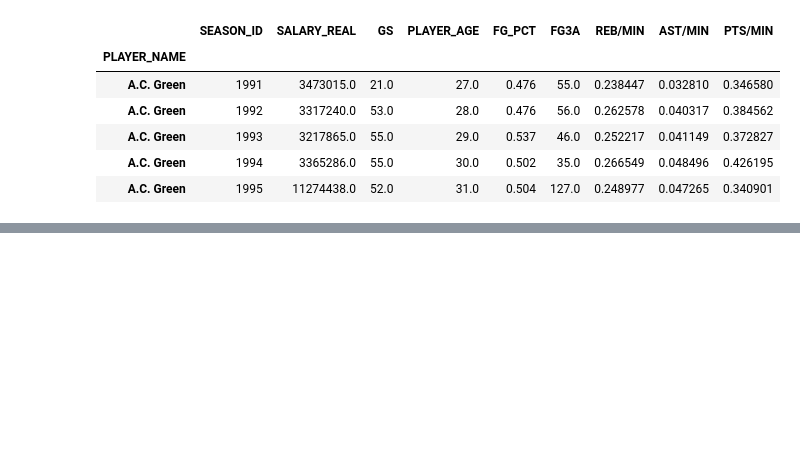
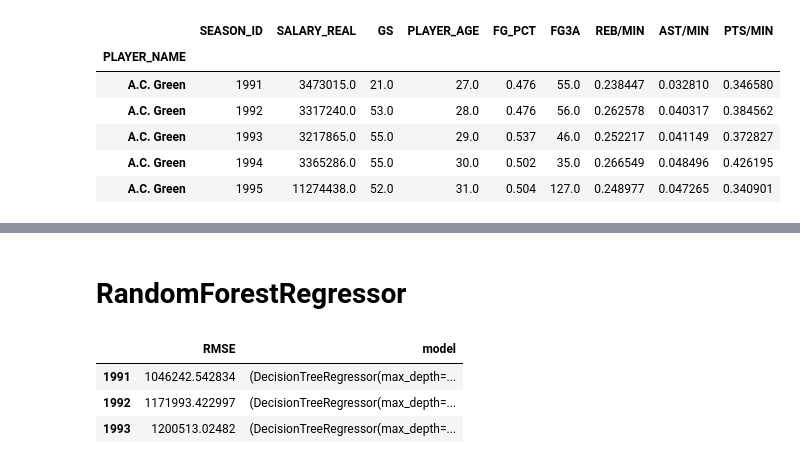
Before and after one commit to ciencia-dados-ifsp-grupo5/NBAstats, a Jupyter notebook: notebooks/NBAstats_data_analyse.ipynb, the cells around one changed output, grey strips where cells are left out. Drawn from its saved outputs; the diff is of its cells as text; code cells hidden in the pictures; blank space fills up the shorter version.

```diff
--- a/notebooks/NBAstats_data_analyse.ipynb
+++ b/notebooks/NBAstats_data_analyse.ipynb
@@ -600,0 +497,40 @@ for i in temporadas:
+# %% [markdown]
+# RandomForestRegressor
+# %%
+temporadas = df_final.SEASON_ID.sort_values().unique()
+model2 = pd.DataFrame(index = temporadas, columns = ['RMSE','model'])
+for i in temporadas:
+
+    X = df_final.query('SEASON_ID == @i').fillna(0)
+    y = X['SALARY_REAL']
+
+    X = X.drop(['SALARY_REAL','SEASON_ID'], axis = 1)
+
+    randforest_param_grid = [
+        {
+            'min_samples_split': [2, 5],
+            'max_depth': [3,5],
+            'min_samples_leaf':[1,3]
+        }
+    ]
+
+    num_folds = 5
+
+    RF = GridSearchCV(
+        estimator=RandomForestRegressor(),
+        param_grid=randforest_param_grid,
+        cv=num_folds,
+        scoring="neg_root_mean_squared_error"
+    )
+
+    RF.fit(X, y)
+
+    RF_best = RF.best_estimator_
+    model2.loc[i,:] = [-RF.best_score_, RF_best]
+
+model2.head(3)
+# %% [output]
+|  | RMSE | model |
+| 1991 | 1046242.542834 | (DecisionTreeRegressor(max_depth=... |
+| 1992 | 1171993.422997 | (DecisionTreeRegressor(max_depth=... |
+| 1993 | 1200513.02482 | (DecisionTreeRegressor(max_depth=... |
```
Also changed, not shown: parts of 18 cells of this notebook, 1 other file.
